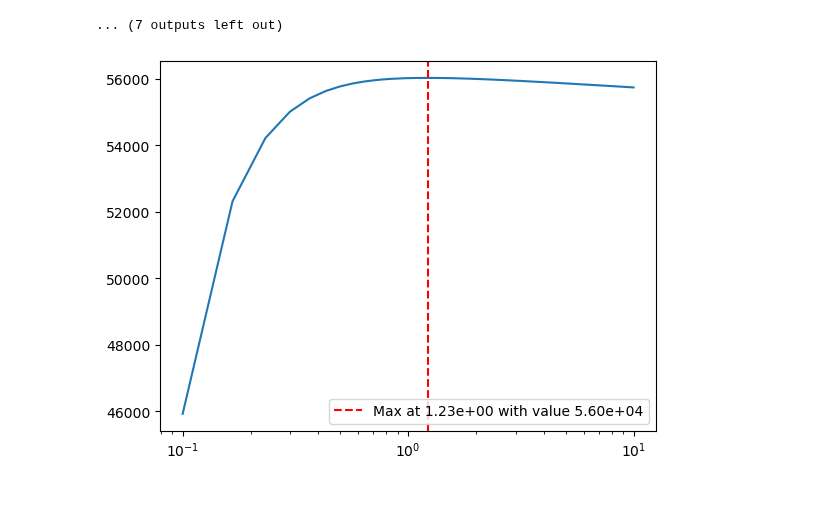
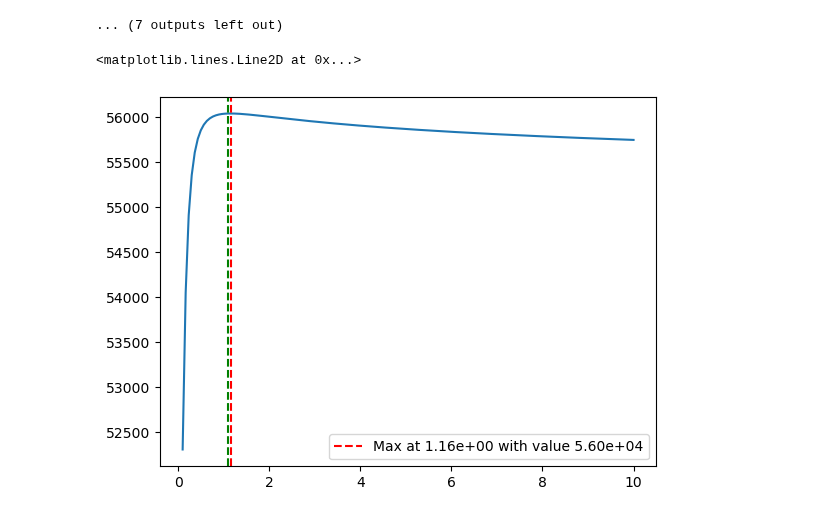
Before and after one commit to tomkimpson/Argus, a Jupyter notebook: notebooks/12.plot_likelihood_curves.ipynb, the cells around one changed output. Drawn from its saved outputs; the diff is of its cells as text; code cells hidden in the pictures.

Commit message:
likelihood curves

```diff
--- a/notebooks/12.plot_likelihood_curves.ipynb
+++ b/notebooks/12.plot_likelihood_curves.ipynb
@@ -221,7 +221,7 @@ def get_likelihood_curve():
             σp=s_array,
 
             #Measurement noise parameters
-            EFAC=efac_array*20,
+            EFAC=efac_array,
             EQUAD=equad_array
         )
 
@@ -288,0 +411,2 @@ WARNING: Could not find pulsar distance for PSR J1614-2230. Setting value to 1 w
+# %%
+xvals,yvals = get_likelihood_curve_for_sigma_p(psr_idx=2,noise_factor=0.5)
@@ -554,7 +749,7 @@ def get_likelihood_curve_efac():
 
     print("Starting the loop")
 
-    psr_idx = 1
+    psr_idx = 7
     xvals = np.linspace(0.1,10,150)
     yvals = np.zeros_like(xvals)
 
@@ -583,9 +778,9 @@ def get_likelihood_curve_efac():
         ll = KF.get_likelihood(params)
         yvals[i] = ll
 
-    return xvals, yvals
+    return xvals, yvals,efac_array[psr_idx]
 # %%
-x_efac,y_efac = get_likelihood_curve_efac()
+x_efac,y_efac,theoretical_efac = get_likelihood_curve_efac()
 # %% [output]
 Getting the data. Loading 32 pulsars from ../data/IPTA_MockDataChallenge2/dataset_2b/
 [preProcess.C:158] Warning: PSR J0030+0451 uses DM2+ but does not define DM_SERIES. Assume Taylor. This has behaviour has changed since June 2020!
@@ -641,10 +836,12 @@ WARNING: Could not find pulsar distance for PSR J1614-2230. Setting value to 1 w
 # %%
 
 plt.plot(x_efac, y_efac)
 max_idx = np.argmax(y_efac)
 max_y = y_efac[max_idx]
 plt.axvline(x=x_efac[max_idx], color='r', linestyle='--', label=f'Max at {x_efac[max_idx]:.2e} with value {max_y:.2e}')
 plt.legend()
-plt.xscale('log')
+plt.axvline(theoretical_efac, color='g', linestyle='--', label=f'Theoretical efac: {theoretical_efac:.2e}')
+#plt.xscale('log')
 # %% [output]
+<matplotlib.lines.Line2D at 0x...>
-[figure, old version]
+[figure, new version]
```
Also changed, not shown: parts of 6 cells of this notebook.
